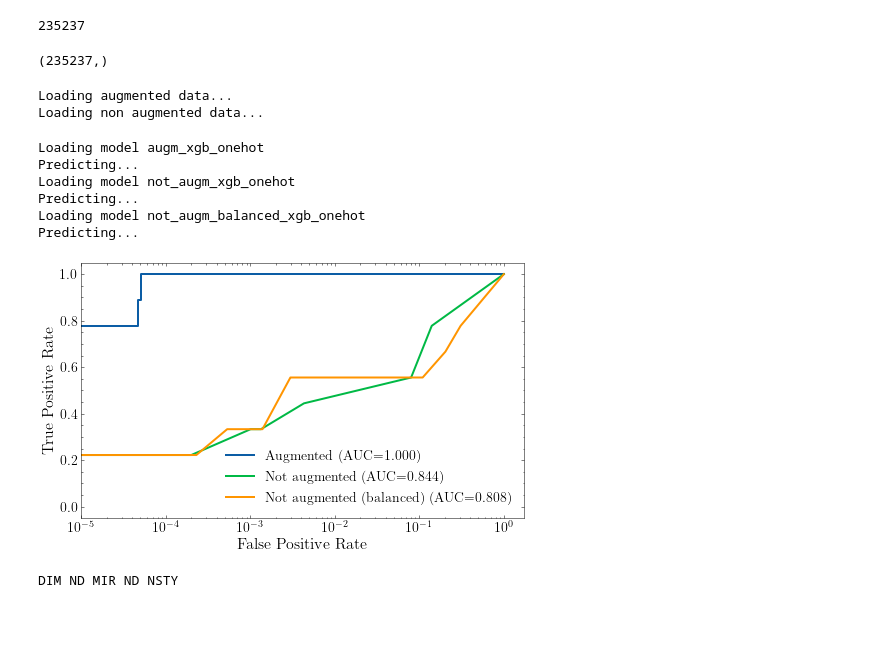
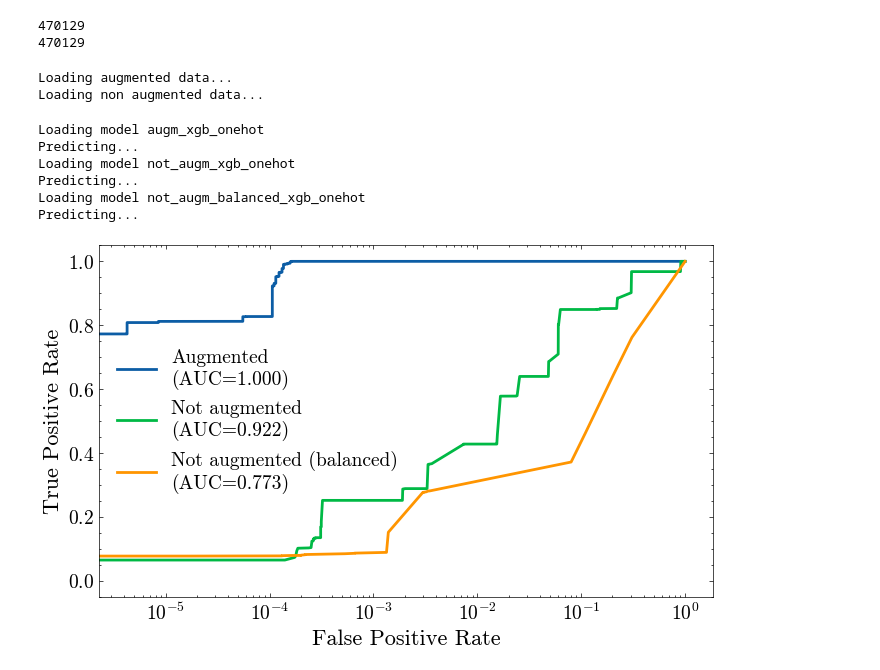
Before and after one commit to dtrizna/QuasarNix, a Jupyter notebook: experiments/results_augm_no_augm_real_xgb_only.ipynb, the cells around one changed output. Cells and saved outputs as stored; diff of their text form; code cells hidden in the pictures; blank space fills up the shorter version.

Commit message:
⚡️ solution to data contamination: manual train test template split

```diff
--- a/experiments/results_augm_no_augm_real_xgb_only.ipynb
+++ b/experiments/results_augm_no_augm_real_xgb_only.ipynb
@@ -5,23 +5,31 @@ import numpy as np
 import matplotlib.pyplot as plt
 from sklearn.metrics import roc_curve, roc_auc_score
 from sklearn.utils import shuffle
+import xgboost as xgb
 
-INFOLDER = "./logs_augm_no_augm/real_xgb_only/"
+ROOT = ".."
+import sys
+sys.path.append(ROOT)
+from src.data_utils import load_data
+
+# INFOLDER = "./logs_augm_no_augm/real_xgb_only/"
+INFOLDER = "./logs_augm_no_augm/real_test_set_1750672023/"
 
 metrics  = [os.path.join(INFOLDER, x, "metrics.csv") for x in os.listdir(INFOLDER) if x.endswith("xgb_onehot")]
-models = {x: os.path.join(INFOLDER, x, "model.pkl") for x in os.listdir(INFOLDER) if x.endswith("xgb_onehot")}
+models = {x: os.path.join(INFOLDER, x, "model.xgboost") for x in os.listdir(INFOLDER) if x.endswith("xgb_onehot")}
 # %%
-with open(os.path.join(INFOLDER, "test_cmd.txt")) as f:
-    X_test_cmd = f.readlines()
+X_test_cmd_file = os.path.join(INFOLDER, "test_cmd.pkl")
 
-mal = 9
-ben = len(X_test_cmd) - mal
-y_test = np.concatenate((np.zeros(ben), np.ones(mal)))
+with open(X_test_cmd_file, "rb") as f:
+    X_test_cmd = pickle.load(f)
+
+y_test = np.load(f"{INFOLDER}/test_y.npy")
+
 print(len(X_test_cmd))
-y_test.shape
+print(y_test.shape[0])
 # %% [output]
-235237
+470129
+470129
-(235237,)
 # %%
 print("Loading augmented data...")
 oh_augm = pickle.load(open(os.path.join(INFOLDER, "augm_onehot_4096.pkl"), "rb"))
@@ -35,7 +43,7 @@ Loading augmented data...
 Loading non augmented data...
 # %%
 import scienceplots
-plt.style.use(['science'])
+plt.style.use(['science', 'no-latex'])
 
 from src.plots import set_size
 
@@ -48,9 +56,10 @@ labelmap = {
 fig, ax = plt.subplots(figsize=set_size())
 for name, label in labelmap.items():
     key = name + "_xgb_onehot"
-    model_path = models[key]
+    model_path = os.path.join(INFOLDER, key, "model.xgboost")
     print("Loading model {}".format(key))
-    model = pickle.load(open(model_path, "rb"))
+    model = xgb.XGBClassifier()
+    model.load_model(model_path)
 
 
     print("Predicting...")
@@ -63,43 +72,33 @@ for name, label in labelmap.items():
         X, y = shuffle(X_test_augm, y_test, random_state=42)
         y_pred = model.predict_proba(X)[:, 1]
 
     fpr, tpr, _ = roc_curve(y, y_pred)
     auc = roc_auc_score(y, y_pred)
-    ax.plot(fpr, tpr, label="{} (AUC={:.3f})".format(label, auc), lw=2)
+    ax.plot(fpr, tpr, label="{}\n(AUC={:.3f})".format(label, auc), lw=2)
 
 # ax.plot([0, 1], [0, 1], color='red', lw=2, linestyle='--')
 ax.set_xlabel("False Positive Rate", fontsize=16)
 ax.set_ylabel("True Positive Rate", fontsize=16)
 ax.tick_params(labelsize=14)
 
 ax.legend(fontsize=14)
 # ax.grid(lw=0.5)
 
 ax.semilogx()
 # ax.grid(linewidth=0.5)
 # ax.set_ylim([0.2, 1.05])
 
 # for item in ([ax.title, ax.xaxis.label, ax.yaxis.label] +
 #              ax.get_xticklabels() + ax.get_yticklabels()):
 #     item.set_fontsize(16)
 
 plt.tight_layout()
-plt.savefig(f"img/augm_non_augm_v2.pdf", dpi=300)
+plt.savefig(f"../img/augm_non_augm_v3.pdf", dpi=300)
 # %% [output]
 Loading model augm_xgb_onehot
 Predicting...
 Loading model not_augm_xgb_onehot
 Predicting...
 Loading model not_augm_balanced_xgb_onehot
 Predicting...
-[figure, old version]
+[figure, new version]
-# %%
-sentence = "DIMA AND MIRA AND NASTYA"
-
-for letter in sentence:
-    if letter == "A":
-        pass
-    else:
-       print(letter, end="")
-# %% [output]
-DIM ND MIR ND NSTY
```
Also changed, not shown: 18 other files.
